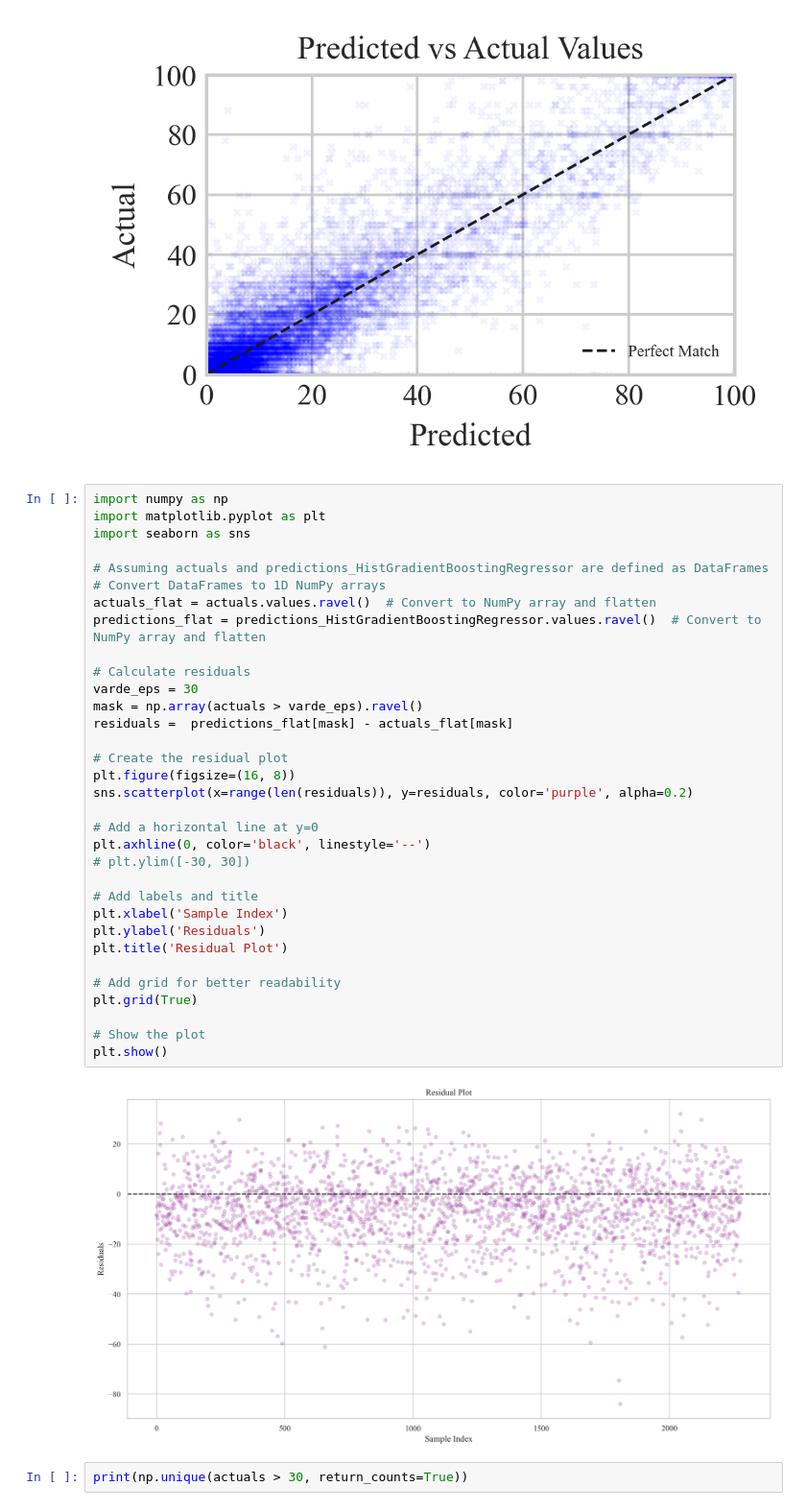
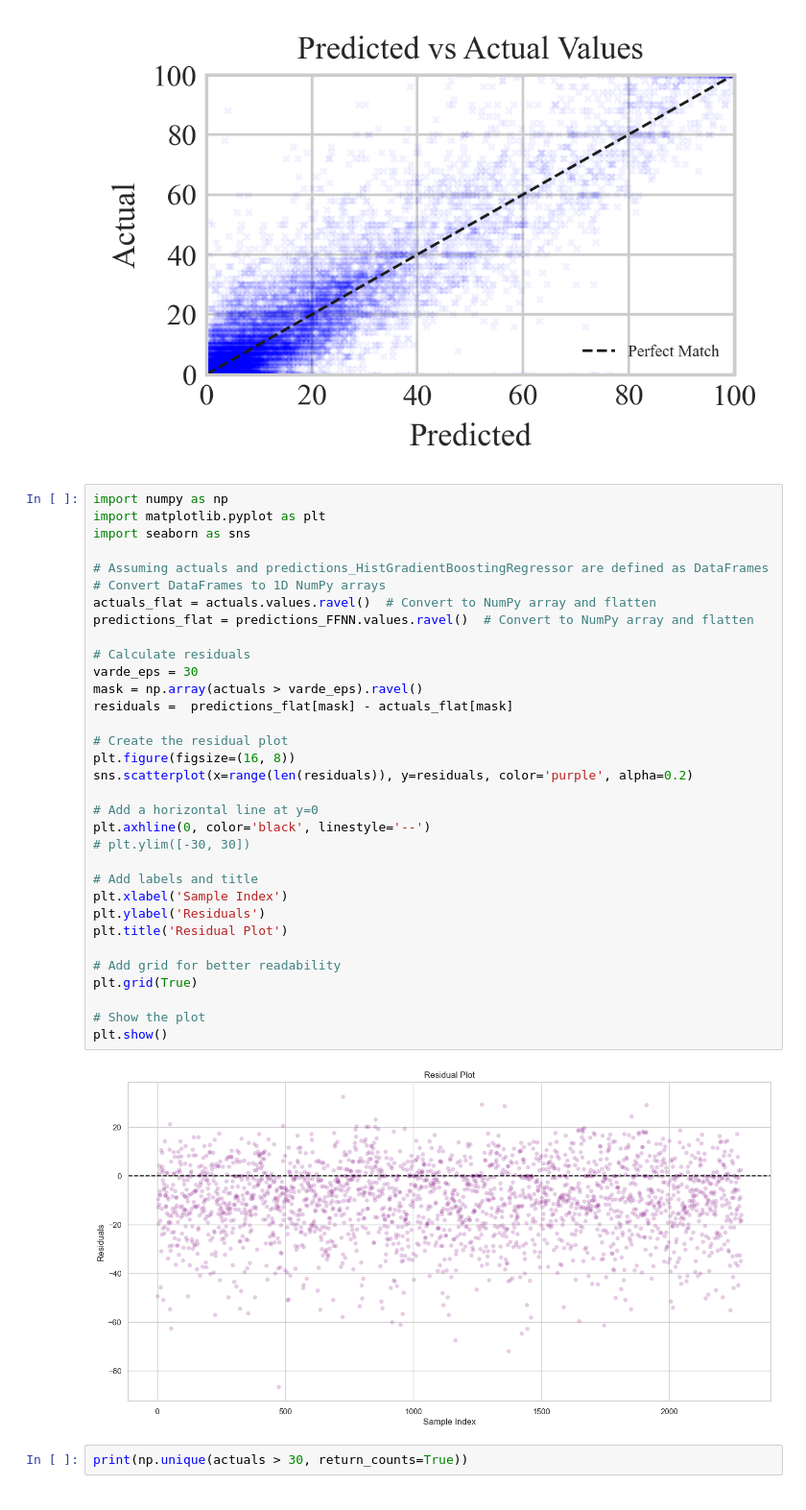
Before and after one commit to mosmar99/Pest-Outbrakes, a Jupyter notebook: results.ipynb, the cells around one changed output. Shown at 96% size. Drawn from its saved outputs; the diff is of its cells as text.

```diff
--- a/results.ipynb
+++ b/results.ipynb
@@ -779,35 +762,35 @@ import matplotlib.pyplot as plt
 import seaborn as sns
 
 # Assuming actuals and predictions_HistGradientBoostingRegressor are defined as DataFrames
 # Convert DataFrames to 1D NumPy arrays
 actuals_flat = actuals.values.ravel()  # Convert to NumPy array and flatten
-predictions_flat = predictions_HistGradientBoostingRegressor.values.ravel()  # Convert to NumPy array and flatten
+predictions_flat = predictions_FFNN.values.ravel()  # Convert to NumPy array and flatten
 
 # Calculate residuals
 varde_eps = 30
 mask = np.array(actuals > varde_eps).ravel()
 residuals =  predictions_flat[mask] - actuals_flat[mask]
 
 # Create the residual plot
 plt.figure(figsize=(16, 8))
 sns.scatterplot(x=range(len(residuals)), y=residuals, color='purple', alpha=0.2)
 
 # Add a horizontal line at y=0
 plt.axhline(0, color='black', linestyle='--')
 # plt.ylim([-30, 30])
 
 # Add labels and title
 plt.xlabel('Sample Index')
 plt.ylabel('Residuals')
 plt.title('Residual Plot')
 
 # Add grid for better readability
 plt.grid(True)
 
 # Show the plot
 plt.show()
 # %% [output]
-[figure, old version]
+[figure, new version]
 # %%
 print(np.unique(actuals > 30, return_counts=True))
 # %% [output]
```
Also changed, not shown: parts of 5 cells of this notebook, 3 other files.
